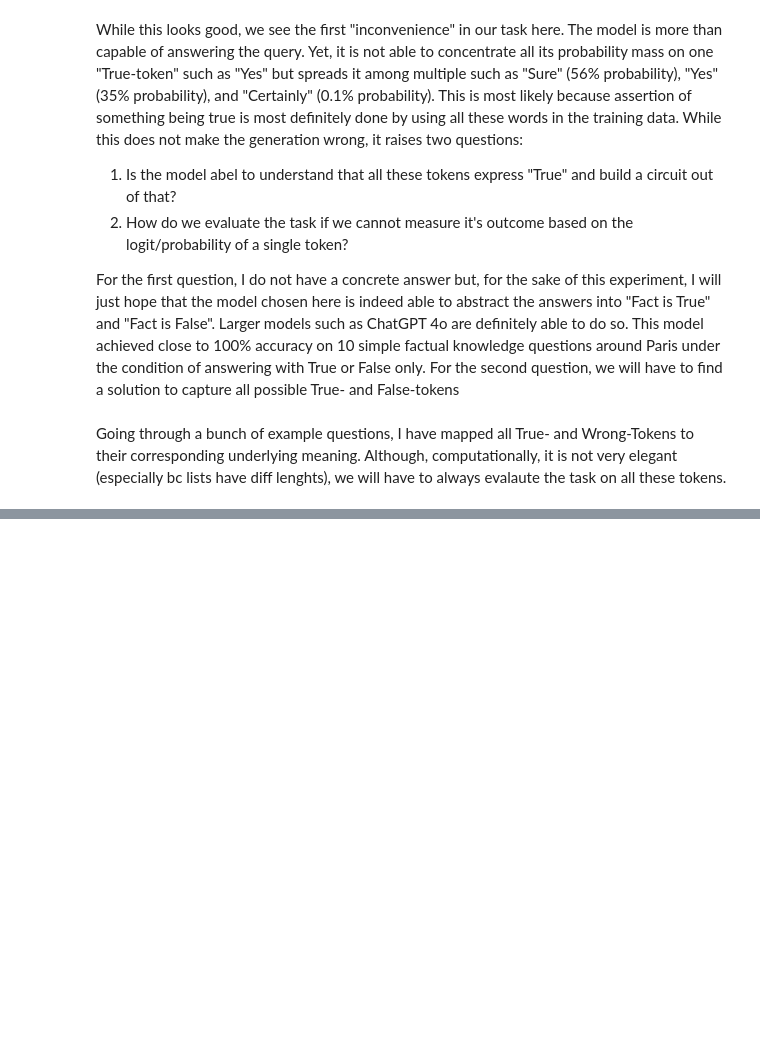
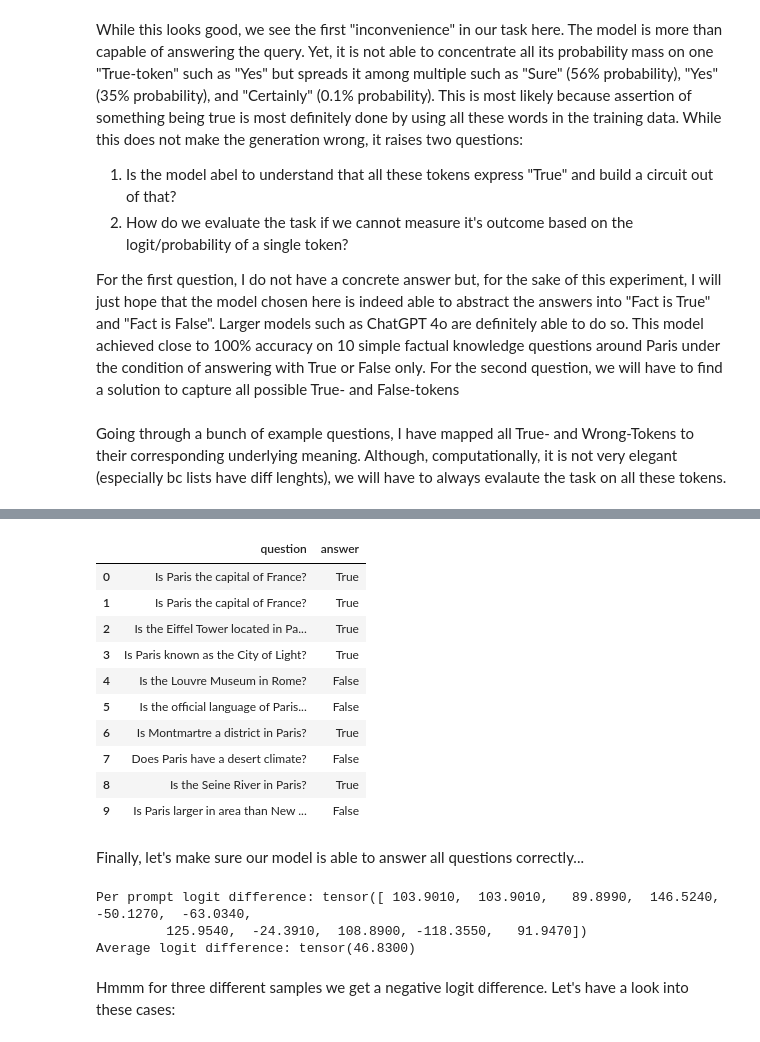
Before and after one commit to ChrisTho23/FK-in-MI, a Jupyter notebook: main.ipynb, the cells around one changed output, grey strips where cells are left out. Saved outputs shown, nothing was run; the diff lists cells and outputs as text; code cells hidden in the pictures; blank space fills up the shorter version.

```diff
--- a/main.ipynb
+++ b/main.ipynb
@@ -178,0 +187,29 @@ Considering typcial logit distributions over the vocabulary at the end of a Tran
+# %%
+model_name = "gpt-4o-2024-08-06"
+query = [
+    {
+        "role": "system",
+        "content": (
+            "Please generate 10 questions about Paris that can be answered with "
+            "either Yes or No. Annotate each question with True if the answer is "
+            "Yes and False if the answer is No. The questions should be easy to "
+            "answer for any human. Return the output as a JSON object with each "
+            "entry having the keys 'question' and 'answer' filled with a list of "
+            "10 values. There should be 5 questions with answer Yes and 5 "
+            "questions with answer no. Each question should end with a question "
+            "mark followed by the newline character.\n"
+            "Example question: Is Paris the capital of France?\n"
+            "Example answer: True"
+        )
+    }
+]
+# %%
+import asyncio
+
+import nest_asyncio
+
+from src.data import invoke_openai
+
+nest_asyncio.apply()
+
+dataset = asyncio.run(invoke_openai(model_name, query))
@@ -178,0 +219,19 @@ Considering typcial logit distributions over the vocabulary at the end of a Tran
+# %%
+dataset = pd.DataFrame(dataset[0])
+df = pd.concat([df, dataset], ignore_index=True)
+# %%
+df.head(10).style.set_properties(**{'text-align': 'left'}).set_table_styles([dict(selector='th', props=[('text-align', 'left')])])
+# %% [output]
+|  | question | answer |
+| 0 | Is Paris the capital of France? | True |
+| 1 | Is Paris the capital of France? | True |
+| 2 | Is the Eiffel Tower located in Pa... | True |
+| 3 | Is Paris known as the City of Light? | True |
+| 4 | Is the Louvre Museum in Rome? | False |
+| 5 | Is the official language of Paris... | False |
+| 6 | Is Montmartre a district in Paris? | True |
+| 7 | Does Paris have a desert climate? | False |
+| 8 | Is the Seine River in Paris? | True |
+| 9 | Is Paris larger in area than New ... | False |
+# %% [markdown]
+Finally, let's make sure our model is able to answer all questions correctly...
@@ -178,0 +240,21 @@ Considering typcial logit distributions over the vocabulary at the end of a Tran
+# %%
+print(
+    "Per prompt logit difference:",
+    logits_to_logit_diff(df, logits, answer_map_tokens, device, per_prompt=True)
+    .cpu()
+    .round(decimals=3),
+)
+print(
+    "Average logit difference:",
+    logits_to_logit_diff(df, logits, answer_map_tokens, device)
+    .clone()
+    .detach()
+    .cpu()
+    .round(decimals=2),
+)
+# %% [output]
+Per prompt logit difference: tensor([ 103.9010,  103.9010,   89.8990,  146.5240,  -50.1270,  -63.0340,
+         125.9540,  -24.3910,  108.8900, -118.3550,   91.9470])
+Average logit difference: tensor(46.8300)
+# %% [markdown]
+Hmmm for three different samples we get a negative logit difference. Let's have a look into these cases:
```
Also changed, not shown: parts of 43 cells of this notebook, 8 other files.
